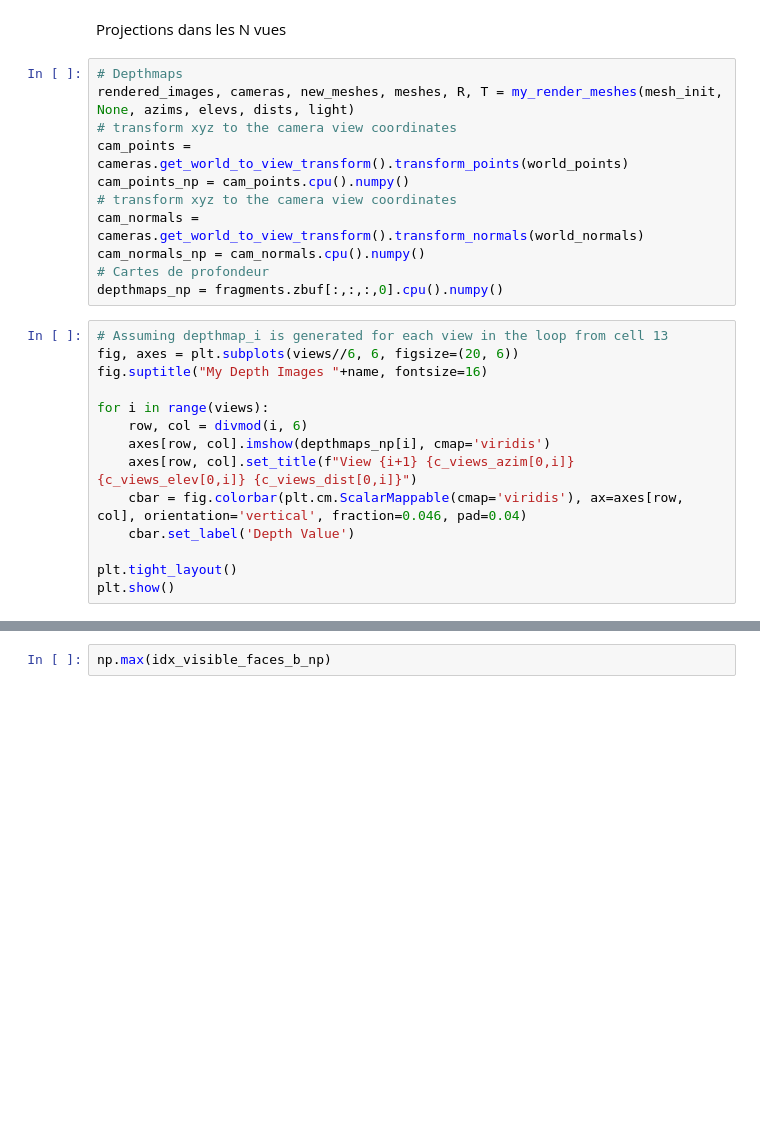
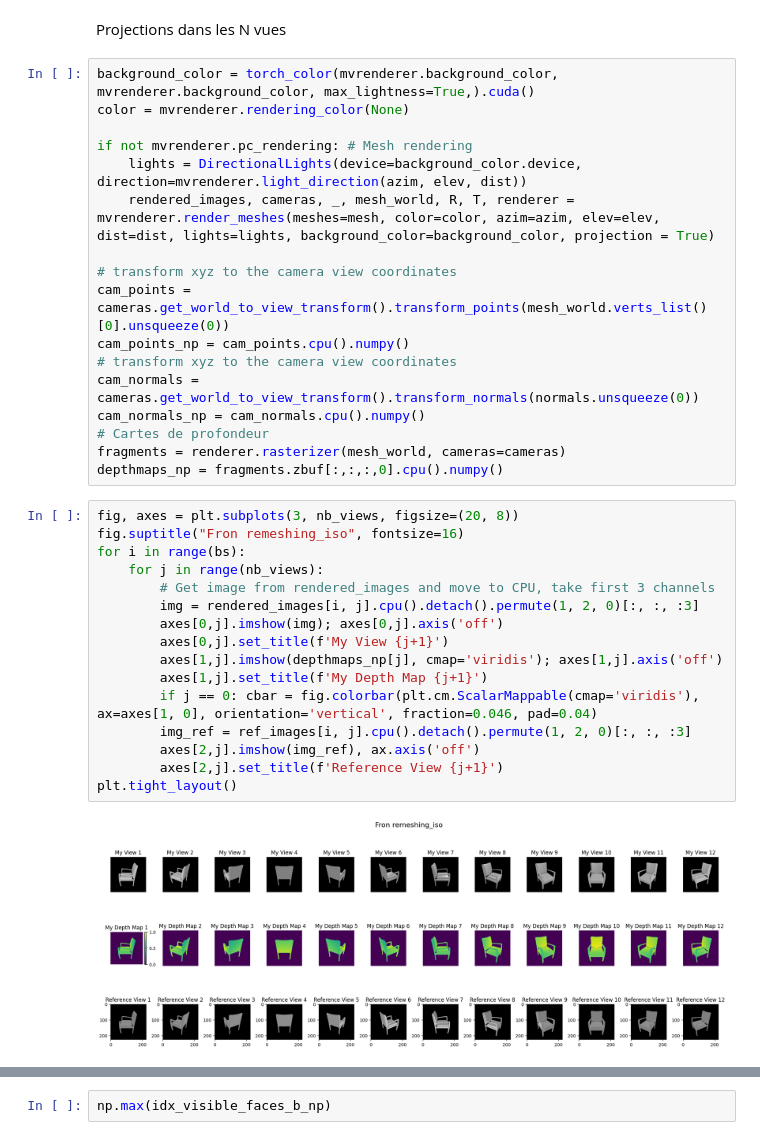
Before and after one commit to PelissierCombescure/my_MVTN, a Jupyter notebook: data/projections_mvtn.ipynb, the cells around one changed output, grey strips where cells are left out. Cells and saved outputs as stored; diff of their text form; blank space fills up the shorter version.

Commit message:
projection en cours

```diff
--- a/data/projections_mvtn.ipynb
+++ b/data/projections_mvtn.ipynb
@@ -94,30 +139,40 @@ Alignement OBJ et PLY
 # %% [markdown]
 Projections dans les N vues
+# %%
+background_color = torch_color(mvrenderer.background_color, mvrenderer.background_color, max_lightness=True,).cuda()
+color = mvrenderer.rendering_color(None)
+
+if not mvrenderer.pc_rendering: # Mesh rendering
+    lights = DirectionalLights(device=background_color.device, direction=mvrenderer.light_direction(azim, elev, dist))
+    rendered_images, cameras, _, mesh_world, R, T, renderer = mvrenderer.render_meshes(meshes=mesh, color=color, azim=azim, elev=elev, dist=dist, lights=lights, background_color=background_color, projection = True)
+
+# transform xyz to the camera view coordinates
+cam_points = cameras.get_world_to_view_transform().transform_points(mesh_world.verts_list()[0].unsqueeze(0))
+cam_points_np = cam_points.cpu().numpy()
+# transform xyz to the camera view coordinates
+cam_normals = cameras.get_world_to_view_transform().transform_normals(normals.unsqueeze(0))
+cam_normals_np = cam_normals.cpu().numpy()
+# Cartes de profondeur
+fragments = renderer.rasterizer(mesh_world, cameras=cameras)
+depthmaps_np = fragments.zbuf[:,:,:,0].cpu().numpy()
 # %%
-# Depthmaps
-rendered_images, cameras, new_meshes, meshes, R, T = my_render_meshes(mesh_init, None, azims, elevs, dists, light)
-# transform xyz to the camera view coordinates
-cam_points = cameras.get_world_to_view_transform().transform_points(world_points)
-cam_points_np = cam_points.cpu().numpy()
-# transform xyz to the camera view coordinates
-cam_normals = cameras.get_world_to_view_transform().transform_normals(world_normals)
-cam_normals_np = cam_normals.cpu().numpy()
-# Cartes de profondeur
-depthmaps_np = fragments.zbuf[:,:,:,0].cpu().numpy()
+fig, axes = plt.subplots(3, nb_views, figsize=(20, 8))
+fig.suptitle("Fron remeshing_iso", fontsize=16)
+for i in range(bs):
+    for j in range(nb_views):
+        # Get image from rendered_images and move to CPU, take first 3 channels
+        img = rendered_images[i, j].cpu().detach().permute(1, 2, 0)[:, :, :3]
+        axes[0,j].imshow(img); axes[0,j].axis('off')
+        axes[0,j].set_title(f'My View {j+1}')
+        axes[1,j].imshow(depthmaps_np[j], cmap='viridis'); axes[1,j].axis('off')
+        axes[1,j].set_title(f'My Depth Map {j+1}')
+        if j == 0: cbar = fig.colorbar(plt.cm.ScalarMappable(cmap='viridis'), ax=axes[1, 0], orientation='vertical', fraction=0.046, pad=0.04)
+        img_ref = ref_images[i, j].cpu().detach().permute(1, 2, 0)[:, :, :3]
+        axes[2,j].imshow(img_ref), ax.axis('off')
+        axes[2,j].set_title(f'Reference View {j+1}')
+plt.tight_layout()
+# %% [output]
+[figure, added]
-# %%
-# Assuming depthmap_i is generated for each view in the loop from cell 13
-fig, axes = plt.subplots(views//6, 6, figsize=(20, 6))
-fig.suptitle("My Depth Images "+name, fontsize=16)
-
-for i in range(views):
-    row, col = divmod(i, 6)
-    axes[row, col].imshow(depthmaps_np[i], cmap='viridis')
-    axes[row, col].set_title(f"View {i+1} {c_views_azim[0,i]} {c_views_elev[0,i]} {c_views_dist[0,i]}")
-    cbar = fig.colorbar(plt.cm.ScalarMappable(cmap='viridis'), ax=axes[row, col], orientation='vertical', fraction=0.046, pad=0.04)
-    cbar.set_label('Depth Value')
-
-plt.tight_layout()
-plt.show()
 # %%
 # pix_to_face is of shape (N, H, W, 1)
 pix_to_face = fragments.pix_to_face ; print("pix_to_face shape:", pix_to_face.shape)  # Expected: [N, H, W, 1]
```
Also changed, not shown: parts of 13 cells of this notebook, 15 other files.
